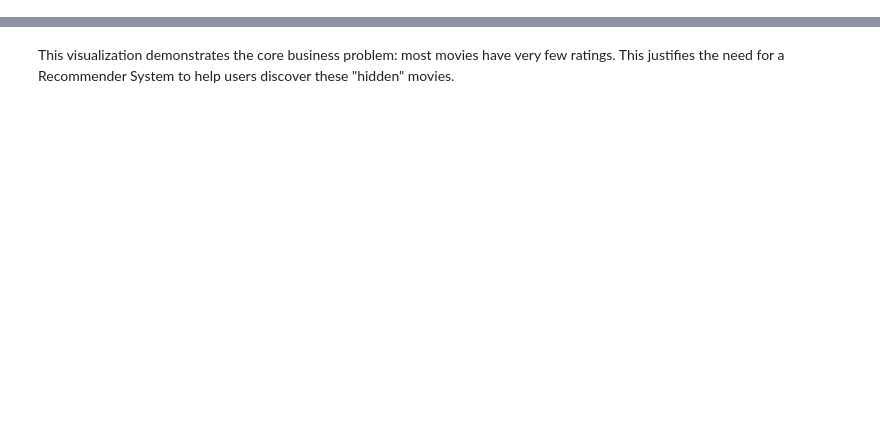
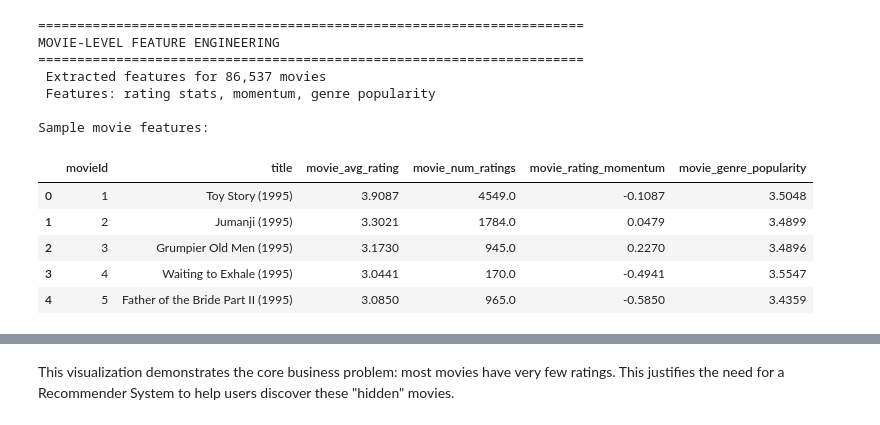
Before and after one commit to Okwesie/ML_Final_Team9, a Jupyter notebook: Team_9_Final_Project.ipynb, the cells around one changed output, grey strips where cells are left out. Cells and saved outputs as stored; diff of their text form; code cells hidden in the pictures; blank space fills up the shorter version.

```diff
--- a/Team_9_Final_Project.ipynb
+++ b/Team_9_Final_Project.ipynb
@@ -11,0 +736,73 @@ Once uploaded, I will proceed with loading the data.
+# %%
+"""
+Movie-Level Feature Engineering
+Extract rating momentum, genre popularity scores
+"""
+def extract_movie_level_features(ratings_df, movies_df):
+    """
+    Extract comprehensive movie-level features.
+    Parameters:
+    -----------
+    ratings_df : pd.DataFrame
+        Ratings dataframe with temporal features
+    movies_df : pd.DataFrame
+        Movies dataframe
+    Returns:
+    --------
+    pd.DataFrame : Movie features dataframe
+    """
+    print("=" * 70)
+    print("MOVIE-LEVEL FEATURE ENGINEERING")
+    print("=" * 70)
+    movie_stats = ratings_df.groupby('movieId').agg({
+        'rating': ['mean', 'std', 'count'],
+        'userId': 'nunique'
+    }).reset_index()
+    movie_stats.columns = ['movieId', 'movie_avg_rating', 'movie_rating_std',
+                          'movie_num_ratings', 'movie_unique_users']
+    ratings_sorted = ratings_df.sort_values('date')
+    recent_ratings = ratings_sorted.groupby('movieId').tail(10)  # Last 10 ratings
+    recent_movie_stats = recent_ratings.groupby('movieId')['rating'].mean().reset_index()
+    recent_movie_stats.columns = ['movieId', 'movie_recent_avg_rating']
+    movie_stats = movie_stats.merge(recent_movie_stats, on='movieId', how='left')
+    movie_stats['movie_rating_momentum'] = (
+        movie_stats['movie_recent_avg_rating'] - movie_stats['movie_avg_rating']
+    ).fillna(0)
+    ratings_with_genres = ratings_df.merge(
+        movies_df[['movieId', 'genres_list']],
+        on='movieId',
+        how='left'
+    )
+    genre_ratings = ratings_with_genres.explode('genres_list')
+    genre_ratings = genre_ratings[genre_ratings['genres_list'].notna()]
+    genre_popularity = genre_ratings.groupby('genres_list')['rating'].mean().to_dict()
+    # Calculate movie genre popularity score (average of genre ratings)
+    def calc_genre_popularity(genres_list):
+        if not isinstance(genres_list, list) or len(genres_list) == 0:
+            return 0
+        genre_scores = [genre_popularity.get(g, 0) for g in genres_list]
+        return np.mean(genre_scores) if genre_scores else 0
+    movie_stats['movie_genre_popularity'] = movies_df['genres_list'].apply(calc_genre_popularity)
+    movie_features = movies_df.merge(movie_stats, on='movieId', how='left')
+    movie_features = movie_features.fillna(0)
+    print(f" Extracted features for {len(movie_features):,} movies")
+    print(f" Features: rating stats, momentum, genre popularity")
+    return movie_features
+movie_features_df = extract_movie_level_features(ratings_df, movies_df)
+print("\nSample movie features:")
+display(movie_features_df[['movieId', 'title', 'movie_avg_rating', 'movie_num_ratings',
+                            'movie_rating_momentum', 'movie_genre_popularity']].head())
+# %% [output]
+======================================================================
+MOVIE-LEVEL FEATURE ENGINEERING
+======================================================================
+ Extracted features for 86,537 movies
+ Features: rating stats, momentum, genre popularity
+
+Sample movie features:
+|  | movieId | title | movie_avg_rating | movie_num_ratings | movie_rating_momentum | movie_genre_popularity |
+| 0 | 1 | Toy Story (1995) | 3.9087 | 4549.0 | -0.1087 | 3.5048 |
+| 1 | 2 | Jumanji (1995) | 3.3021 | 1784.0 | 0.0479 | 3.4899 |
+| 2 | 3 | Grumpier Old Men (1995) | 3.1730 | 945.0 | 0.2270 | 3.4896 |
+| 3 | 4 | Waiting to Exhale (1995) | 3.0441 | 170.0 | -0.4941 | 3.5547 |
+| 4 | 5 | Father of the Bride Part II (1995) | 3.0850 | 965.0 | -0.5850 | 3.4359 |
```
Also changed, not shown: parts of 91 cells of this notebook, 39 other files.
